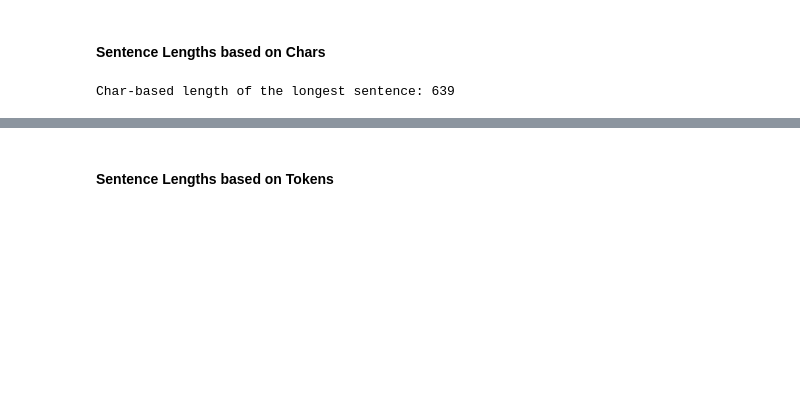
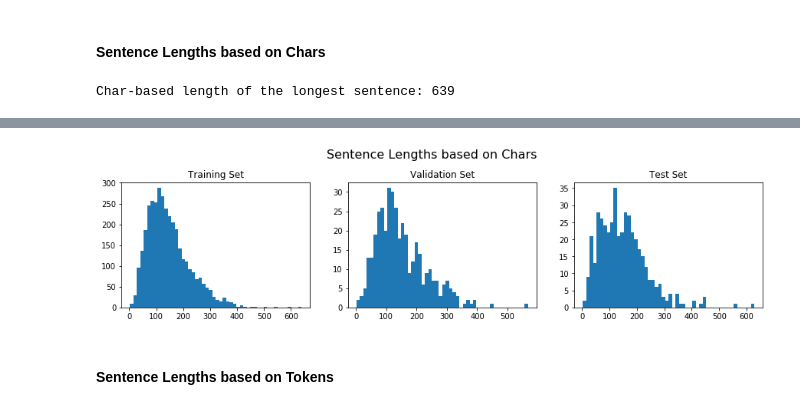
Before and after one commit to simgeekiz/Master_Thesis, a Jupyter notebook: Data Analysis.ipynb, the cells around one changed output, grey strips where cells are left out. Drawn from its saved outputs; the diff is of its cells as text; code cells hidden in the pictures; blank space fills up the shorter version.

```diff
--- a/Data Analysis.ipynb
+++ b/Data Analysis.ipynb
@@ -102,2 +272,10 @@ plot_figures([
+# %%
+plot_figures([
+    get_sent_lengths_chars(train_data),
+    get_sent_lengths_chars(valid_data),
+    get_sent_lengths_chars(test_data)
+], 'Sentence Lengths based on Chars')
+# %% [output]
+[figure, added]
 # %% [markdown]
 #### Sentence Lengths based on Tokens
```
Also changed, not shown: parts of 39 cells of this notebook, 23 other files.
